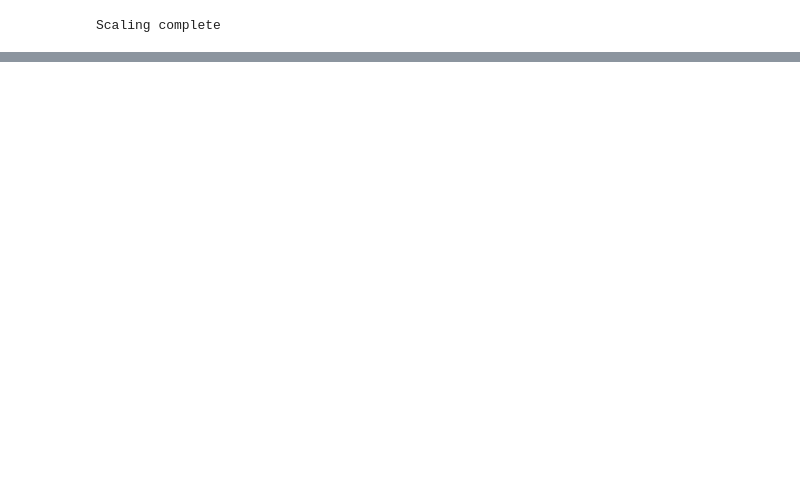
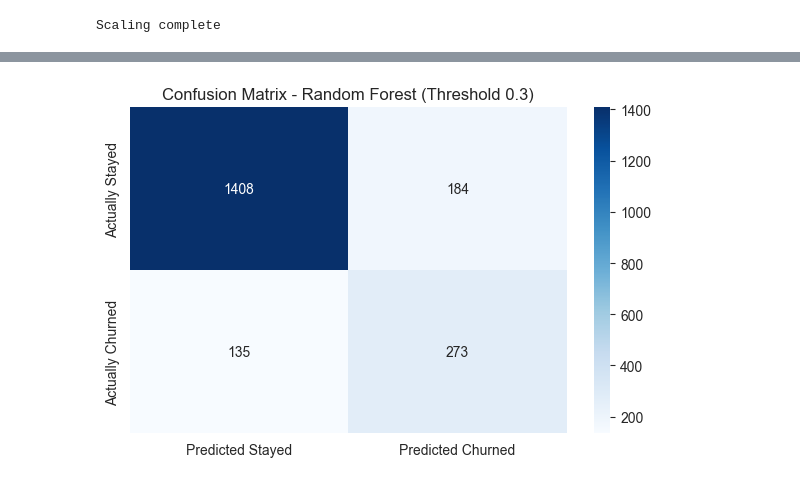
Before and after one commit to noelle-mburu/customer-churn-prediction, a Jupyter notebook: churn_analysis.ipynb, the cells around one changed output, grey strips where cells are left out. Saved outputs shown, nothing was run; the diff lists cells and outputs as text; code cells hidden in the pictures; blank space fills up the shorter version.

Commit message:
Model building: logistic regression, random forest, and XGBoost comparison

```diff
--- a/churn_analysis.ipynb
+++ b/churn_analysis.ipynb
@@ -300,0 +346,22 @@ Scaling complete
+# %%
+# Random Forest Classifier - More powerful model
+
+# Model building and evaluation
+from sklearn.ensemble import RandomForestClassifier
+
+# Initialize and train
+rf_model = RandomForestClassifier(
+    n_estimators=100,
+    class_weight='balanced',
+    random_state=42
+)
+rf_model.fit(X_train, y_train)
+
+# Make predictions
+y_pred_rf = rf_model.predict(X_test)
+
+# Evaluate
+print("Random Forest Results")
+print("Accuracy:", accuracy_score(y_test, y_pred_rf))
+print("\nClassification Report:")
+print(classification_report(y_test, y_pred_rf))
@@ -300,0 +385,11 @@ Scaling complete
+# %%
+# Improvement: adjust classification threshold to improve recall
+
+# Adjust classification threshold
+y_pred_proba_rf = rf_model.predict_proba(X_test)[:, 1]
+y_pred_rf_threshold = (y_pred_proba_rf >= 0.3).astype(int)
+
+print("Random Forest Results - Adjusted Threshold (0.3)")
+print("Accuracy:", accuracy_score(y_test, y_pred_rf_threshold))
+print("\nClassification Report:")
+print(classification_report(y_test, y_pred_rf_threshold))
@@ -300,0 +448,14 @@ Scaling complete
+# %%
+# Confusion matrix for best model
+cm = confusion_matrix(y_test, y_pred_rf_threshold)
+
+plt.figure(figsize=(6, 4))
+sns.heatmap(cm, annot=True, fmt='d', cmap='Blues',
+            xticklabels=['Predicted Stayed', 'Predicted Churned'],
+            yticklabels=['Actually Stayed', 'Actually Churned'])
+plt.title('Confusion Matrix - Random Forest (Threshold 0.3)')
+plt.tight_layout()
+plt.savefig('confusion_matrix.png')
+plt.show()
+# %% [output]
+[figure, added]
```
Also changed, not shown: parts of 15 cells of this notebook, 2 other files.
